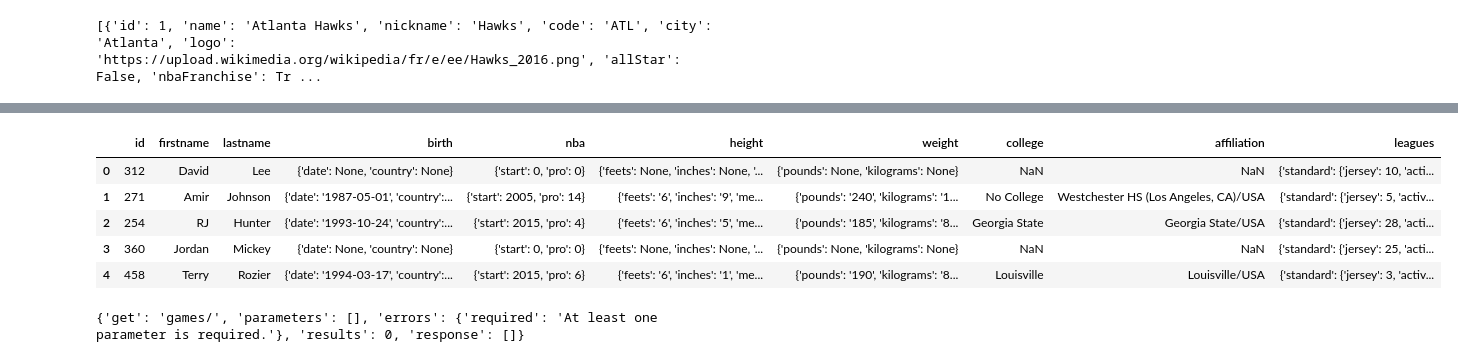
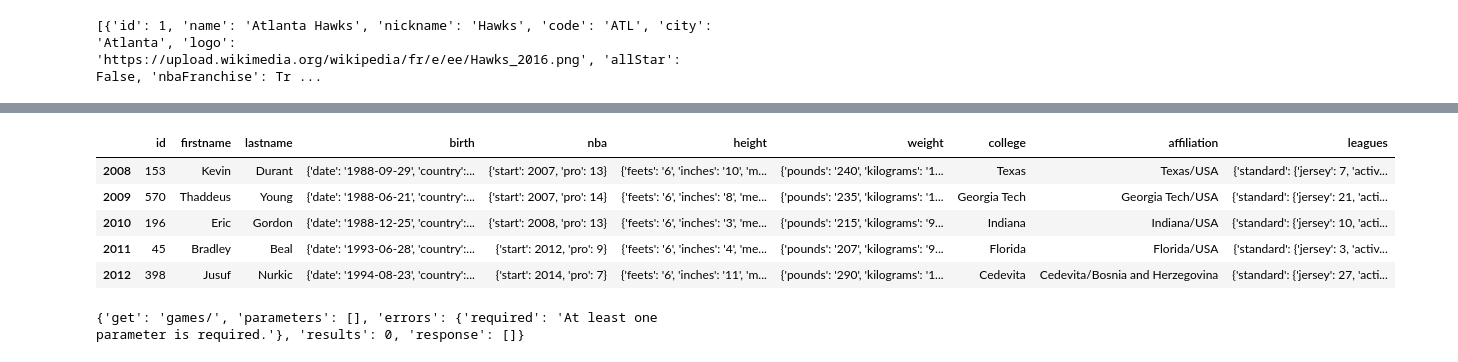
Before and after one commit to knox135/group-project-1, a Jupyter notebook: nba_playoffs_2024.ipynb, the cells around one changed output, grey strips where cells are left out. Saved outputs shown, nothing was run; the diff lists cells and outputs as text; code cells hidden in the pictures.

```diff
--- a/nba_playoffs_2024.ipynb
+++ b/nba_playoffs_2024.ipynb
@@ -96,17 +99,17 @@ print(len(all_players))
 # %%
 pd.json_normalize(all_players, max_level=0).to_csv('Resources/All Players.csv', index=False)
 
 # test the new CSV as a DF
 
 df_players = pd.read_csv('Resources/All Players.csv')
-df_players.head()
+df_players.tail()
 # %% [output]
 |  | id | firstname | lastname | birth | nba | height | weight | college | affiliation | leagues |
-| 0 | 312 | David | Lee | {'date': None, 'country': None} | {'start': 0, 'pro': 0} | {'feets': None, 'inches': None, '... | {'pounds': None, 'kilograms': None} | NaN | NaN | {'standard': {'jersey': 10, 'acti... |
-| 1 | 271 | Amir | Johnson | {'date': '1987-05-01', 'country':... | {'start': 2005, 'pro': 14} | {'feets': '6', 'inches': '9', 'me... | {'pounds': '240', 'kilograms': '1... | No College | Westchester HS (Los Angeles, CA)/USA | {'standard': {'jersey': 5, 'activ... |
-| 2 | 254 | RJ | Hunter | {'date': '1993-10-24', 'country':... | {'start': 2015, 'pro': 4} | {'feets': '6', 'inches': '5', 'me... | {'pounds': '185', 'kilograms': '8... | Georgia State | Georgia State/USA | {'standard': {'jersey': 28, 'acti... |
-| 3 | 360 | Jordan | Mickey | {'date': None, 'country': None} | {'start': 0, 'pro': 0} | {'feets': None, 'inches': None, '... | {'pounds': None, 'kilograms': None} | NaN | NaN | {'standard': {'jersey': 25, 'acti... |
-| 4 | 458 | Terry | Rozier | {'date': '1994-03-17', 'country':... | {'start': 2015, 'pro': 6} | {'feets': '6', 'inches': '1', 'me... | {'pounds': '190', 'kilograms': '8... | Louisville | Louisville/USA | {'standard': {'jersey': 3, 'activ... |
+| 2008 | 153 | Kevin | Durant | {'date': '1988-09-29', 'country':... | {'start': 2007, 'pro': 13} | {'feets': '6', 'inches': '10', 'm... | {'pounds': '240', 'kilograms': '1... | Texas | Texas/USA | {'standard': {'jersey': 7, 'activ... |
+| 2009 | 570 | Thaddeus | Young | {'date': '1988-06-21', 'country':... | {'start': 2007, 'pro': 14} | {'feets': '6', 'inches': '8', 'me... | {'pounds': '235', 'kilograms': '1... | Georgia Tech | Georgia Tech/USA | {'standard': {'jersey': 21, 'acti... |
+| 2010 | 196 | Eric | Gordon | {'date': '1988-12-25', 'country':... | {'start': 2008, 'pro': 13} | {'feets': '6', 'inches': '3', 'me... | {'pounds': '215', 'kilograms': '9... | Indiana | Indiana/USA | {'standard': {'jersey': 10, 'acti... |
+| 2011 | 45 | Bradley | Beal | {'date': '1993-06-28', 'country':... | {'start': 2012, 'pro': 9} | {'feets': '6', 'inches': '4', 'me... | {'pounds': '207', 'kilograms': '9... | Florida | Florida/USA | {'standard': {'jersey': 3, 'activ... |
+| 2012 | 398 | Jusuf | Nurkic | {'date': '1994-08-23', 'country':... | {'start': 2014, 'pro': 7} | {'feets': '6', 'inches': '11', 'm... | {'pounds': '290', 'kilograms': '1... | Cedevita | Cedevita/Bosnia and Herzegovina | {'standard': {'jersey': 27, 'acti... |
 # %%
 headers = {
 	"X-RapidAPI-Key": sports_data_api_key,
```
Also changed, not shown: parts of 3 cells of this notebook, 2 other files.
